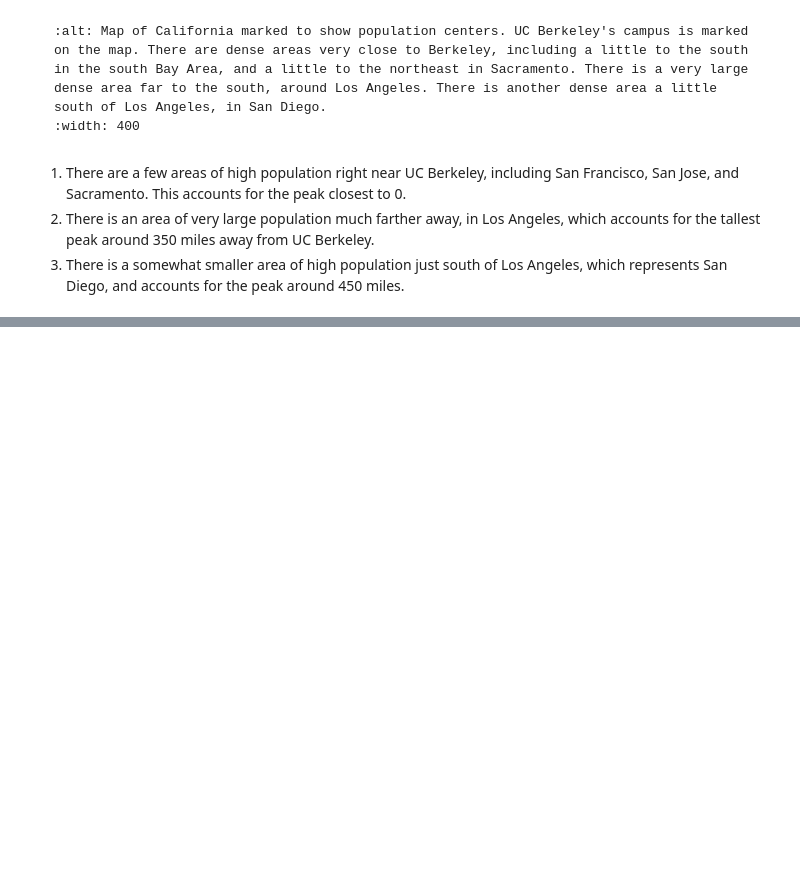
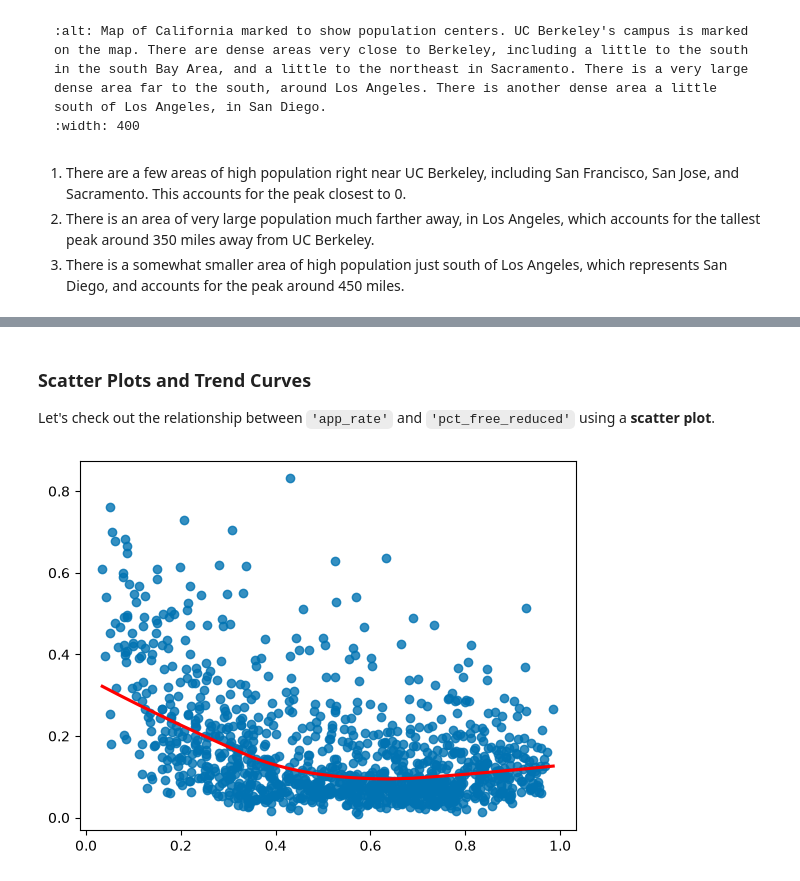
Before and after one commit to DS-100/course-notes, a Jupyter notebook: content/new_eda_2/new_eda_2.ipynb, the cells around one changed output, grey strips where cells are left out. Saved outputs shown, nothing was run; the diff lists cells and outputs as text; code cells hidden in the pictures; blank space fills up the shorter version.

```diff
--- a/content/new_eda_2/new_eda_2.ipynb
+++ b/content/new_eda_2/new_eda_2.ipynb
@@ -1103,0 +233,2 @@ shape: (3, 2)
+# %%
+full = pl.read_csv('data/pivoted-ucb-data-w-everything.csv')
@@ -1103,0 +255,5 @@ shape: (3, 2)
+# %%
+full = full.with_columns(app_rate = pl.col('applied') / pl.col('grade_12'))
+
+full = full.filter(pl.col('app_rate').is_not_null())
+full = full.filter(pl.col('app_rate') <= 1)
@@ -1103,0 +314,13 @@ shape: (3, 2)
+# %% [markdown]
+### Scatter Plots and Trend Curves
+
+Let's check out the relationship between `'app_rate'` and `'pct_free_reduced'` using a **scatter plot**.
+# %%
+sns.regplot(full,
+            x='pct_free_reduced',
+            y='app_rate',
+            lowess=True,
+            line_kws={"color": "red"}
+            );
+# %% [output]
+[figure, added]
```
Also changed, not shown: parts of 144 cells of this notebook, 3 other files.
